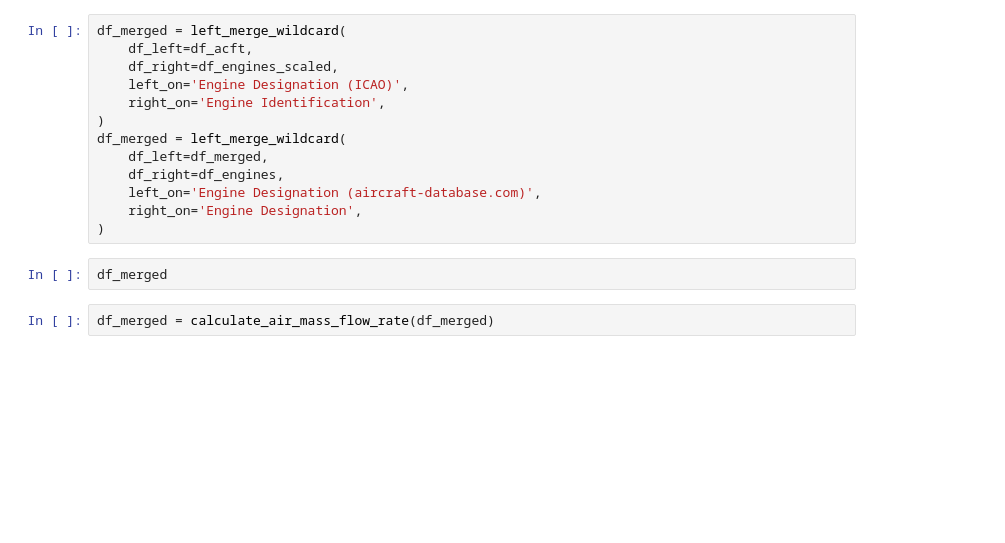
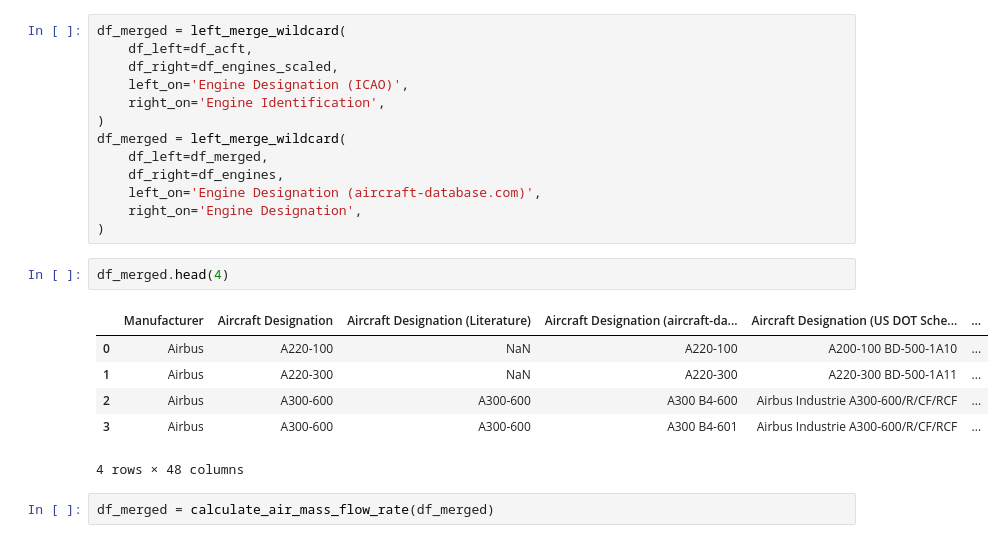
Before and after one commit to sustainableaviation/aircraftdetective, a Jupyter notebook: dev/tutorials/overall.ipynb, the cells around one changed output. Drawn from its saved outputs; the diff is of its cells as text; blank space fills up the shorter version.

```diff
--- a/dev/tutorials/overall.ipynb
+++ b/dev/tutorials/overall.ipynb
@@ -68,7 +68,14 @@ df_merged = left_merge_wildcard(
     right_on='Engine Designation',
 )
 # %%
-df_merged
+df_merged.head(4)
+# %% [output]
+|  | Manufacturer | Aircraft Designation | Aircraft Designation (Literature) | Aircraft Designation (aircraft-da... | Aircraft Designation (US DOT Sche... | ... |
+| 0 | Airbus | A220-100 | NaN | A220-100 | A200-100 BD-500-1A10 | ... |
+| 1 | Airbus | A220-300 | NaN | A220-300 | A220-300 BD-500-1A11 | ... |
+| 2 | Airbus | A300-600 | A300-600 | A300 B4-600 | Airbus Industrie A300-600/R/CF/RCF | ... |
+| 3 | Airbus | A300-600 | A300-600 | A300 B4-601 | Airbus Industrie A300-600/R/CF/RCF | ... |
+4 rows × 48 columns
 # %%
 df_merged = calculate_air_mass_flow_rate(df_merged)
 # %%
```
Also changed, not shown: parts of 1 cell of this notebook, 5 other files.
